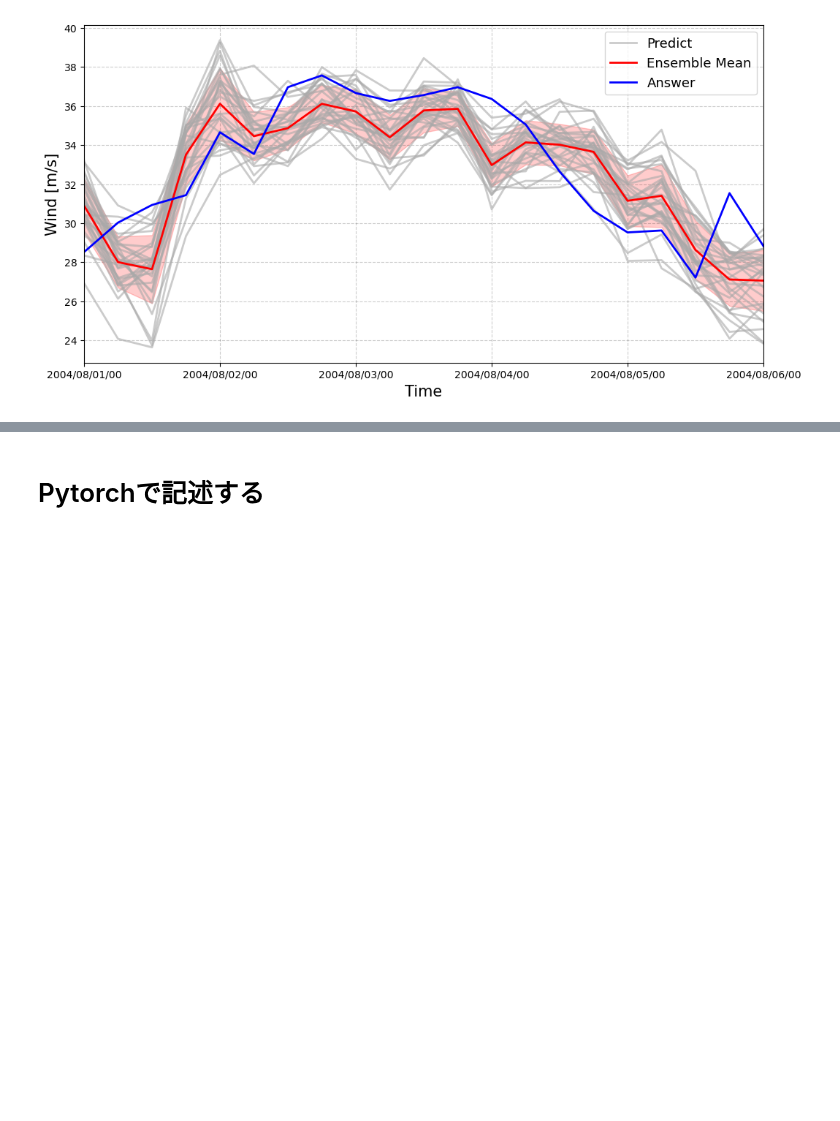
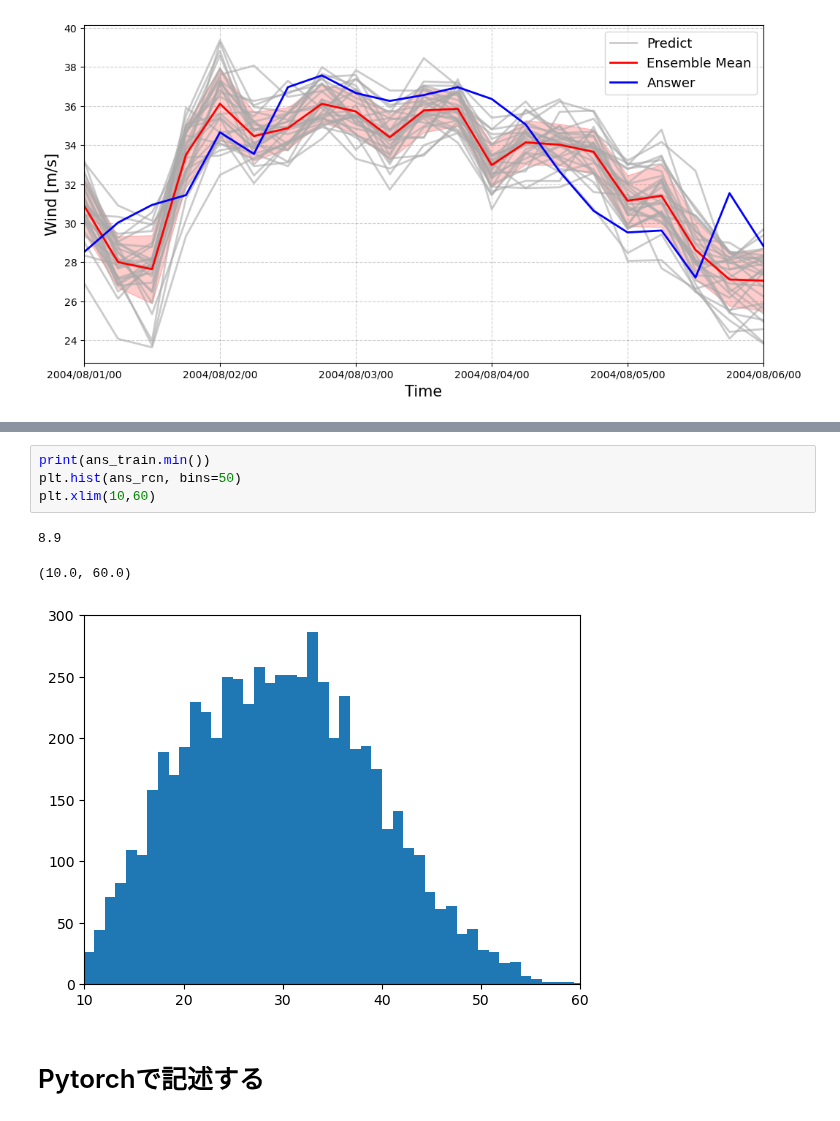
Before and after one commit to Yuumae1/machine_learning, a Jupyter notebook: notebook/geosciAI2024.ipynb, the cells around one changed output, grey strips where cells are left out. Cells and saved outputs as stored; diff of their text form; blank space fills up the shorter version.

```diff
--- a/notebook/geosciAI2024.ipynb
+++ b/notebook/geosciAI2024.ipynb
@@ -1001,3 +1040,11 @@ plt.yticks(fontsize=13)
+# %%
+print(ans_train.min())
+plt.hist(ans_rcn, bins=50)
+plt.xlim(10,60)
+# %% [output]
+8.9
+(10.0, 60.0)
+[figure, added]
 # %% [markdown]
 # Pytorchで記述する
 # %%
```
Also changed, not shown: parts of 14 cells of this notebook, 7 other files.
